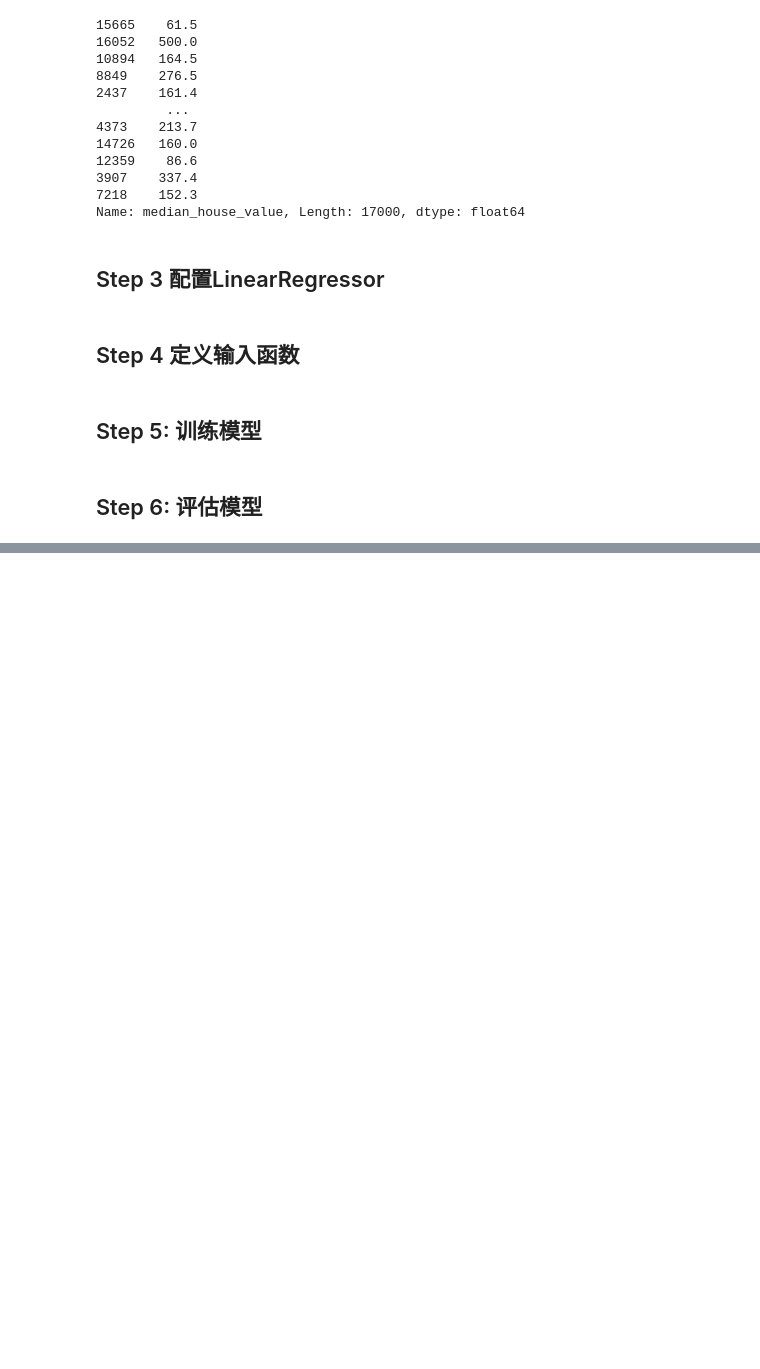
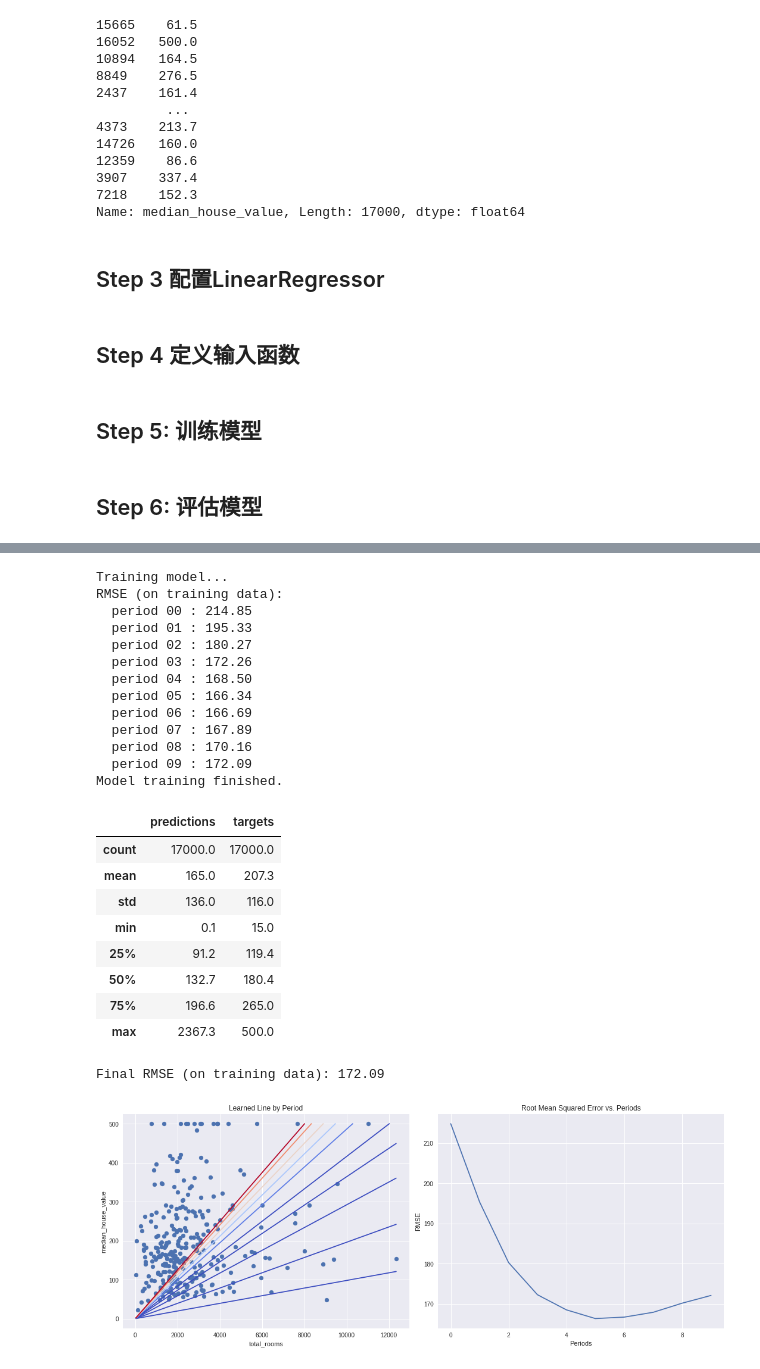
Before and after one commit to stevenkcolin/tensorflow, a Jupyter notebook: tf_linear_regression_190126.ipynb, the cells around one changed output, grey strips where cells are left out. Cells and saved outputs as stored; diff of their text form; code cells hidden in the pictures; blank space fills up the shorter version.

```diff
--- a/tf_linear_regression_190126.ipynb
+++ b/tf_linear_regression_190126.ipynb
@@ -147,0 +185,5 @@ _ = linear_regressor.train(
+# %%
+calibration_data = pd.DataFrame()
+calibration_data["predictions"] = pd.Series(predictions)
+calibration_data["targets"] = pd.Series(targets)
+calibration_data.describe()
@@ -147,0 +351,31 @@ _ = linear_regressor.train(
+# %%
+train_model(
+    learning_rate=0.00002,
+    steps=1000,
+    batch_size=5
+)
+# %% [output]
+Training model...
+RMSE (on training data):
+  period 00 : 214.85
+  period 01 : 195.33
+  period 02 : 180.27
+  period 03 : 172.26
+  period 04 : 168.50
+  period 05 : 166.34
+  period 06 : 166.69
+  period 07 : 167.89
+  period 08 : 170.16
+  period 09 : 172.09
+Model training finished.
+|  | predictions | targets |
+| count | 17000.0 | 17000.0 |
+| mean | 165.0 | 207.3 |
+| std | 136.0 | 116.0 |
+| min | 0.1 | 15.0 |
+| 25% | 91.2 | 119.4 |
+| 50% | 132.7 | 180.4 |
+| 75% | 196.6 | 265.0 |
+| max | 2367.3 | 500.0 |
+Final RMSE (on training data): 172.09
+[figure, added]
```
Also changed, not shown: parts of 11 cells of this notebook.
